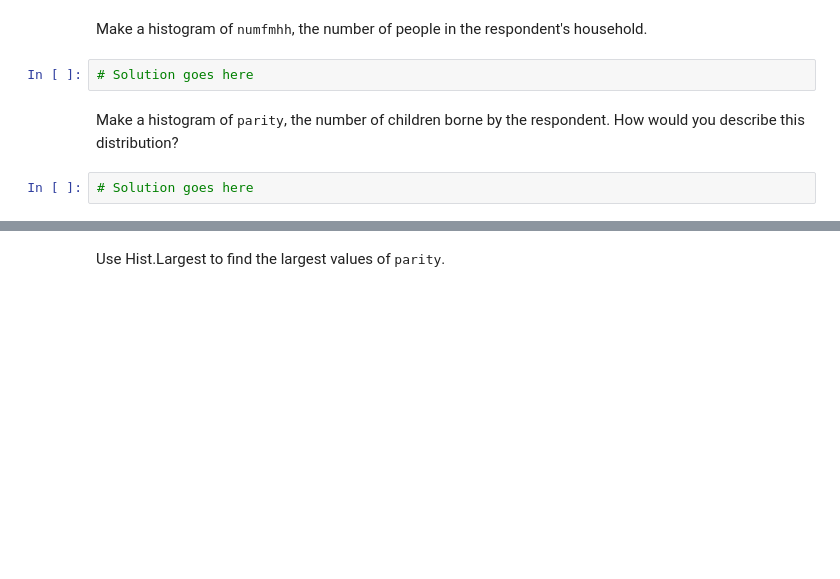
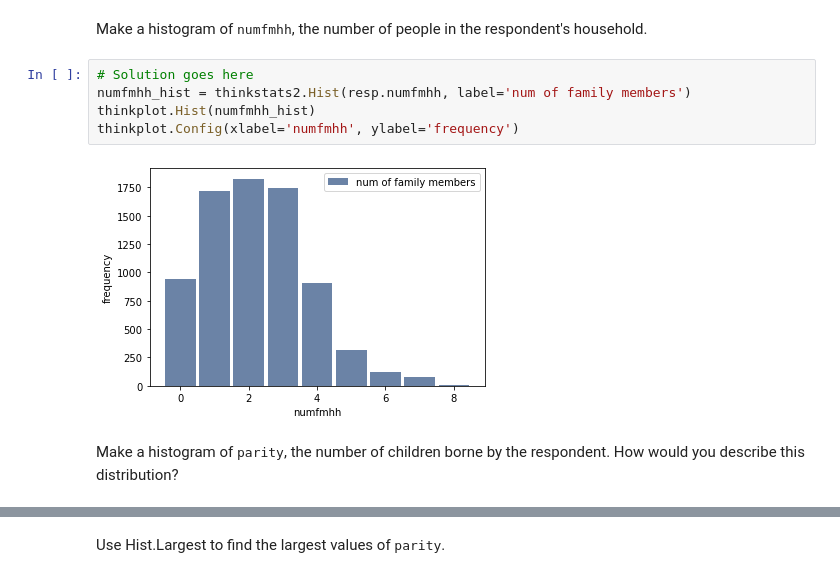
Before and after one commit to petulant1/ThinkStats2, a Jupyter notebook: code/chap02ex.ipynb, the cells around one changed output, grey strips where cells are left out. Saved outputs shown, nothing was run; the diff lists cells and outputs as text; blank space fills up the shorter version.

```diff
--- a/code/chap02ex.ipynb
+++ b/code/chap02ex.ipynb
@@ -345,9 +311,12 @@ thinkplot.Config(xlabel='age', ylabel='Count')
 [figure]
 # %% [markdown]
 Make a histogram of <tt>numfmhh</tt>, the number of people in the respondent's household.
-# %%
-# Solution goes here
+# %%
+# Solution goes here
+numfmhh_hist = thinkstats2.Hist(resp.numfmhh, label='num of family members')
+thinkplot.Hist(numfmhh_hist)
+thinkplot.Config(xlabel='numfmhh', ylabel='frequency')
+# %% [output]
+[figure, added]
 # %% [markdown]
 Make a histogram of <tt>parity</tt>, the number of children borne by the respondent.  How would you describe this distribution?
-# %%
-# Solution goes here
```
Also changed, not shown: parts of 16 cells of this notebook, 2 other files.
